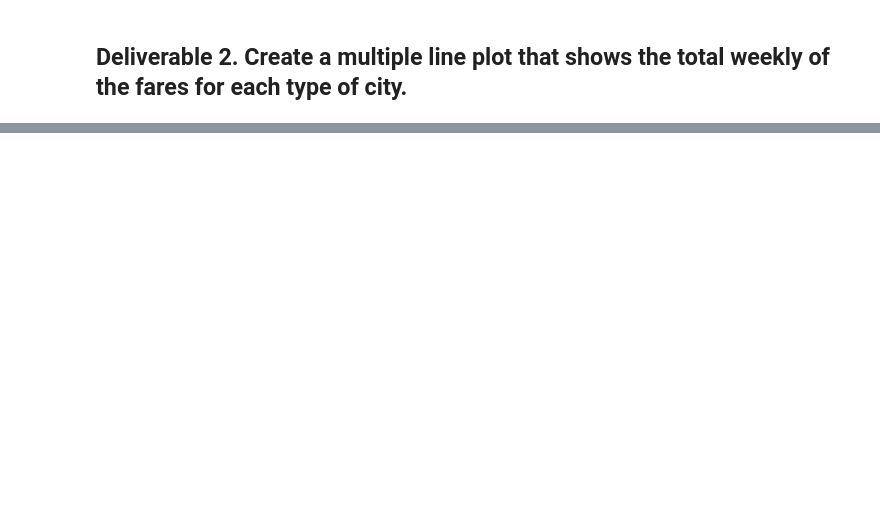
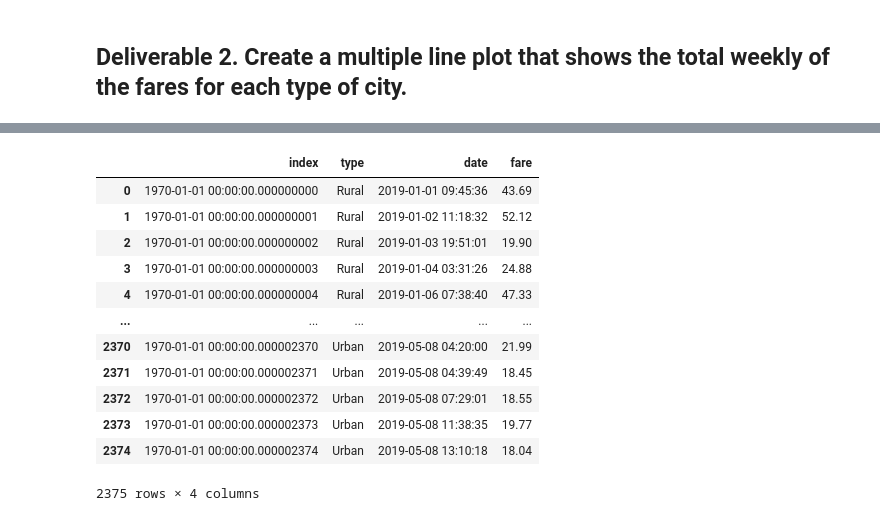
Before and after one commit to Niche09/PyBer_Analysis, a Jupyter notebook: PyBer_Challenge_starter_code.ipynb, the cells around one changed output, grey strips where cells are left out. Cells and saved outputs as stored; diff of their text form; code cells hidden in the pictures; blank space fills up the shorter version.

```diff
--- a/PyBer_Challenge_starter_code.ipynb
+++ b/PyBer_Challenge_starter_code.ipynb
@@ -151,6 +175,22 @@ NameError: name 'pd' is not defined
 # %%
 # 3. Reset the index on the DataFrame you created in #1. This is needed to use the 'pivot()' function.
-# df = df.reset_index()
+
+pyber_cities_fares_df = pyber_cities_fares.reset_index()
+pyber_cities_fares_df
+# %% [output]
+|  | index | type | date | fare |
+| 0 | 1970-01-01 00:00:00.000000000 | Rural | 2019-01-01 09:45:36 | 43.69 |
+| 1 | 1970-01-01 00:00:00.000000001 | Rural | 2019-01-02 11:18:32 | 52.12 |
+| 2 | 1970-01-01 00:00:00.000000002 | Rural | 2019-01-03 19:51:01 | 19.90 |
+| 3 | 1970-01-01 00:00:00.000000003 | Rural | 2019-01-04 03:31:26 | 24.88 |
+| 4 | 1970-01-01 00:00:00.000000004 | Rural | 2019-01-06 07:38:40 | 47.33 |
+| ... | ... | ... | ... | ... |
+| 2370 | 1970-01-01 00:00:00.000002370 | Urban | 2019-05-08 04:20:00 | 21.99 |
+| 2371 | 1970-01-01 00:00:00.000002371 | Urban | 2019-05-08 04:39:49 | 18.45 |
+| 2372 | 1970-01-01 00:00:00.000002372 | Urban | 2019-05-08 07:29:01 | 18.55 |
+| 2373 | 1970-01-01 00:00:00.000002373 | Urban | 2019-05-08 11:38:35 | 19.77 |
+| 2374 | 1970-01-01 00:00:00.000002374 | Urban | 2019-05-08 13:10:18 | 18.04 |
+2375 rows × 4 columns
 # %%
 # 4. Create a pivot table with the 'date' as the index, the columns ='type', and values='fare'
 # to get the total fares for each type of city by the date.
```
Also changed, not shown: parts of 17 cells of this notebook.
